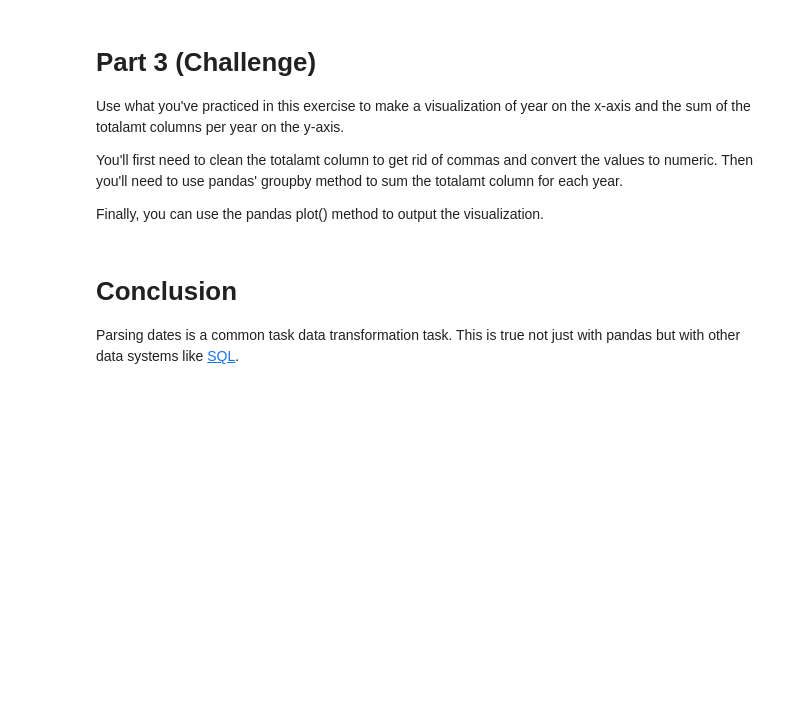
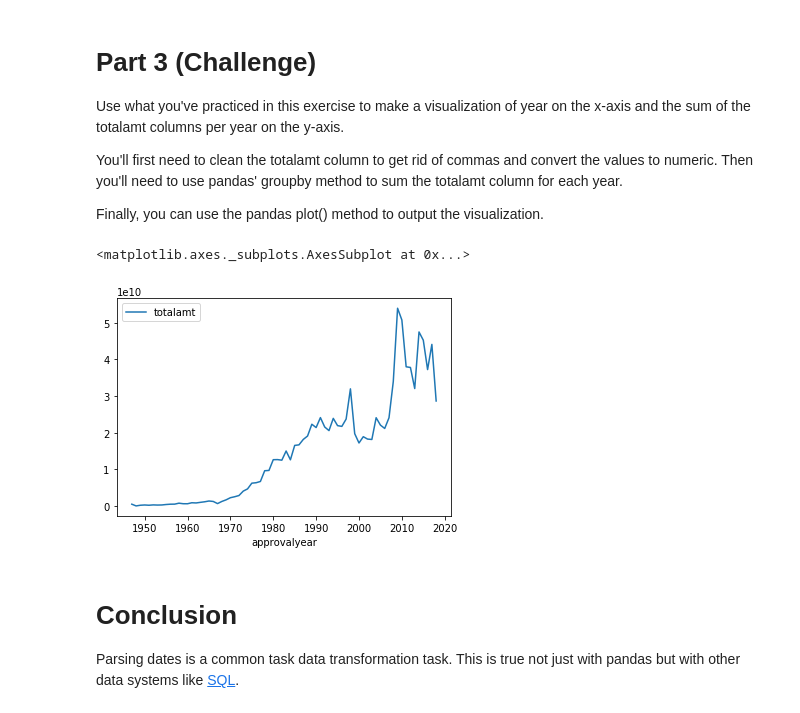
Before and after one commit to mtasende/data-scientist-nanodegree, a Jupyter notebook: lessons/part3_data_engineering/notebooks/08_parsingdates_exercise/8_parsingdates_exercise.ipynb, the cells around one changed output. Drawn from its saved outputs; the diff is of its cells as text; code cells hidden in the pictures; blank space fills up the shorter version.

```diff
--- a/lessons/part3_data_engineering/notebooks/08_parsingdates_exercise/8_parsingdates_exercise.ipynb
+++ b/lessons/part3_data_engineering/notebooks/08_parsingdates_exercise/8_parsingdates_exercise.ipynb
@@ -46,8 +91,8 @@ Use the pandas to_datetime method to convert the boardapprovaldate and closingda
 #   (boardapprovaldate, closingdate) into date times.
 # HINT: It's easier to do this one column at a time
 
-df_projects['boardapprovaldate'] = None
-df_projects['closingdate'] = None
+df_projects['boardapprovaldate'] = pd.to_datetime(df_projects['boardapprovaldate'])
+df_projects['closingdate'] = pd.to_datetime(df_projects['closingdate'])
 # %%
 # Run the code cells below to see how you can access the different parts of the datetime objects
 # Series.dt gives access to the datetime object as explained here: https://pandas.pydata.org/pandas-docs/stable/generated/pandas.Series.dt.html
@@ -83,9 +182,9 @@ Now that the boardapprovaldate and closingdates are in datetime formats, create
 #
 ###
 
-df_projects['approvalyear'] = None
-df_projects['approvalday'] = None
-df_projects['approvalweekday'] = None
-df_projects['closingyear'] = None
-df_projects['closingday'] = None
-df_projects['closingweekday'] = None
+df_projects['approvalyear'] = df_projects['boardapprovaldate'].dt.year
+df_projects['approvalday'] = df_projects['boardapprovaldate'].dt.day
+df_projects['approvalweekday'] = df_projects['boardapprovaldate'].dt.weekday
+df_projects['closingyear'] = df_projects['closingdate'].dt.year
+df_projects['closingday'] = df_projects['closingdate'].dt.day
+df_projects['closingweekday'] = df_projects['closingdate'].dt.weekday
@@ -100,18 +209,24 @@ Finally, you can use the pandas plot() method to output the visualization.
 # %%
 ###
 # TODO: Make a visualization with year on the x-axis and the sum of the totalamt columns per year on the y-axis
 # HINT: The totalamt column is currently a string with commas. For example 100,250,364. You'll need to remove the
 #         commas and convert the column to a numeric variable.
 # HINT: pandas groupby, sum, and plot methods should also be helpful
 ####
 
 import matplotlib.pyplot as plt
 %matplotlib inline
 
 # TODO: Step 1 - convert the totalamt column from string to numeric. Be sure to remove the commas in this column
-df_projects['totalamt'] = None
+df_projects['totalamt'] = pd.to_numeric(
+    df_projects.totalamt.str.replace(',', ''))
 
 # TODO: Step 2 - calculate the sum of the totalamt column by year and plot the results with a line plot
+year_amt = df_projects[['approvalyear', 'totalamt']]
+year_amt.groupby('approvalyear').sum().plot()
+# %% [output]
+<matplotlib.axes._subplots.AxesSubplot at 0x...>
+[figure, added]
 # %% [markdown]
 # Conclusion
 
```
Also changed, not shown: parts of 13 cells of this notebook.
